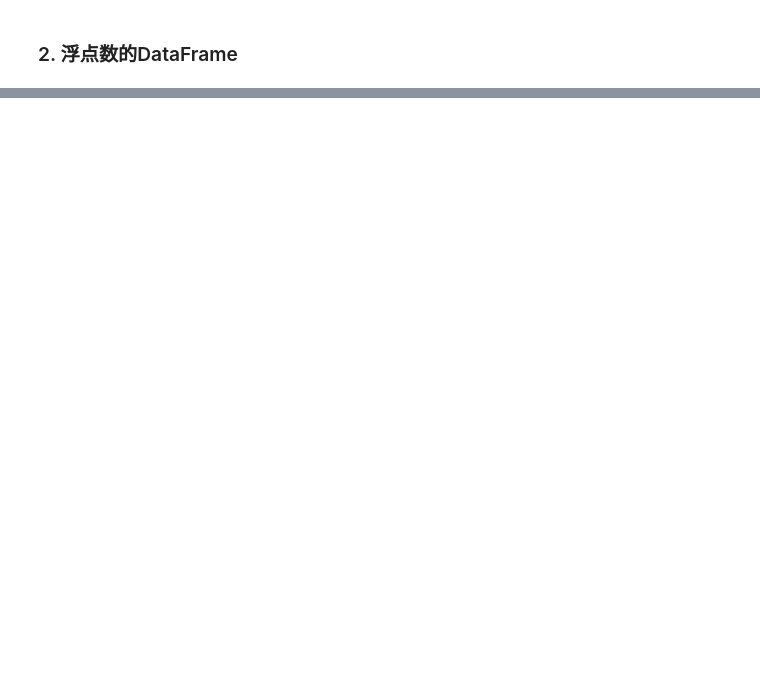
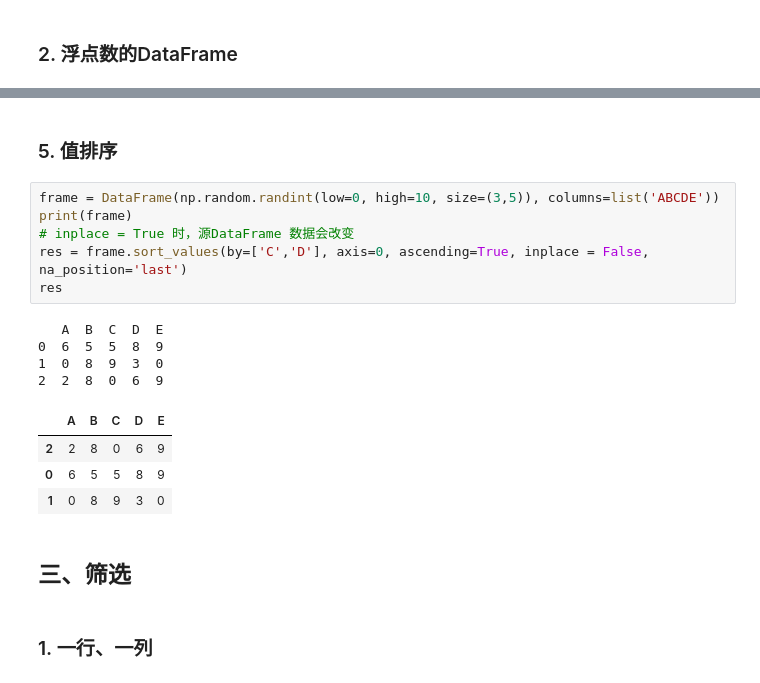
Before and after one commit to androidjp/training-TensorFlow, a Jupyter notebook: practice-pandas/my_pandas_note.ipynb, the cells around one changed output, grey strips where cells are left out. Cells and saved outputs as stored; diff of their text form; blank space fills up the shorter version.

```diff
--- a/practice-pandas/my_pandas_note.ipynb
+++ b/practice-pandas/my_pandas_note.ipynb
@@ -31,0 +132,21 @@ df
+# %% [markdown]
+### 5. 值排序
+# %%
+frame = DataFrame(np.random.randint(low=0, high=10, size=(3,5)), columns=list('ABCDE'))
+print(frame)
+# inplace = True 时，源DataFrame 数据会改变
+res = frame.sort_values(by=['C','D'], axis=0, ascending=True, inplace = False, na_position='last')
+res
+# %% [output]
+   A  B  C  D  E
+0  6  5  5  8  9
+1  0  8  9  3  0
+2  2  8  0  6  9
+|  | A | B | C | D | E |
+| 2 | 2 | 8 | 0 | 6 | 9 |
+| 0 | 6 | 5 | 5 | 8 | 9 |
+| 1 | 0 | 8 | 9 | 3 | 0 |
+# %% [markdown]
+## 三、筛选
+# %% [markdown]
+### 1. 一行、一列
```
Also changed, not shown: parts of 30 cells of this notebook, 1 other file.
